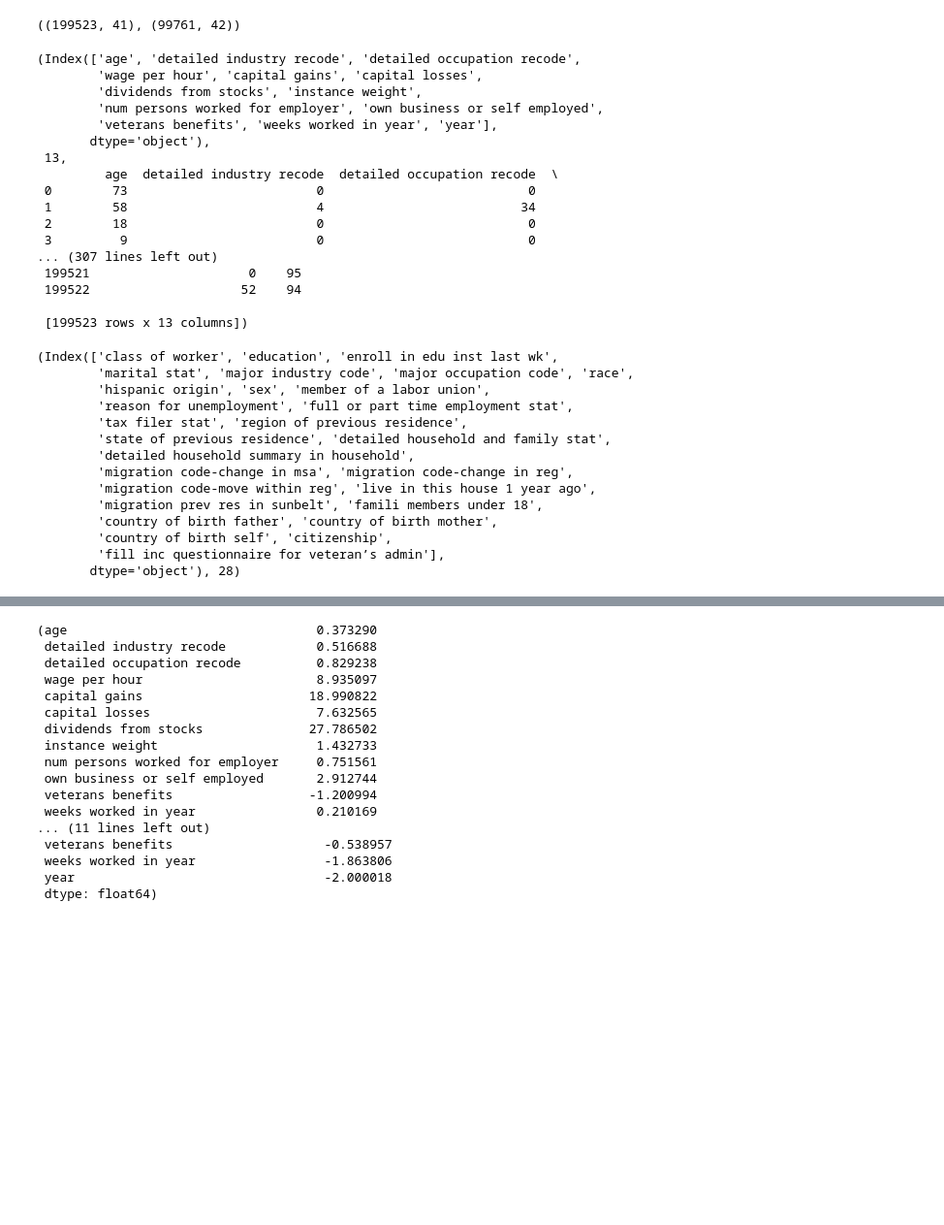
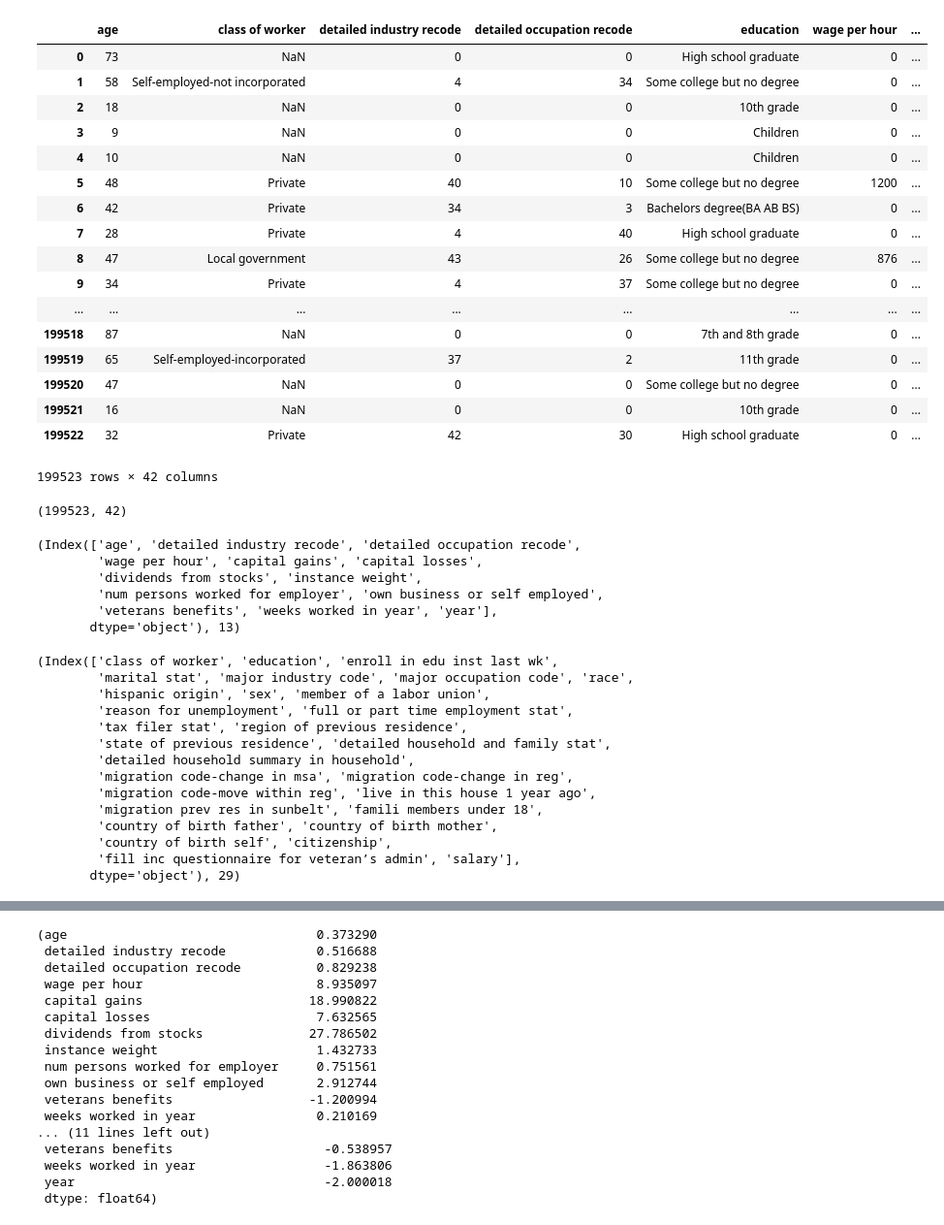
Before and after one commit to mMarzeta/data_exploration, a Jupyter notebook: ed.ipynb, the cells around one changed output, grey strips where cells are left out. Shown: that part at 97% size. Drawn from its saved outputs; the diff is of its cells as text; code cells hidden in the pictures; blank space fills up the shorter version.

```diff
--- a/ed.ipynb
+++ b/ed.ipynb
@@ -53,4 +10,0 @@ max        95.000000
-# %%
-train.shape, test.shape
-# %% [output]
-((199523, 41), (99761, 42))
@@ -57,26 +13,41 @@ train.shape, test.shape
+# %%
+# wyrzucam dane ktorych nie ma
+df = df.replace([' Not in universe', '?', ' Not in universe or children'], np.nan)
+# %% [output]
+|  | age | class of worker | detailed industry recode | detailed occupation recode | education | wage per hour | ... |
+| 0 | 73 | NaN | 0 | 0 | High school graduate | 0 | ... |
+| 1 | 58 | Self-employed-not incorporated | 4 | 34 | Some college but no degree | 0 | ... |
+| 2 | 18 | NaN | 0 | 0 | 10th grade | 0 | ... |
+| 3 | 9 | NaN | 0 | 0 | Children | 0 | ... |
+| 4 | 10 | NaN | 0 | 0 | Children | 0 | ... |
+| 5 | 48 | Private | 40 | 10 | Some college but no degree | 1200 | ... |
+| 6 | 42 | Private | 34 | 3 | Bachelors degree(BA AB BS) | 0 | ... |
+| 7 | 28 | Private | 4 | 40 | High school graduate | 0 | ... |
+| 8 | 47 | Local government | 43 | 26 | Some college but no degree | 876 | ... |
+| 9 | 34 | Private | 4 | 37 | Some college but no degree | 0 | ... |
+| ... | ... | ... | ... | ... | ... | ... | ... |
+| 199518 | 87 | NaN | 0 | 0 | 7th and 8th grade | 0 | ... |
+| 199519 | 65 | Self-employed-incorporated | 37 | 2 | 11th grade | 0 | ... |
+| 199520 | 47 | NaN | 0 | 0 | Some college but no degree | 0 | ... |
+| 199521 | 16 | NaN | 0 | 0 | 10th grade | 0 | ... |
+| 199522 | 32 | Private | 42 | 30 | High school graduate | 0 | ... |
+199523 rows × 42 columns
+# %%
+df.shape
+# %% [output]
+(199523, 42)
 # %%
-numeric_features = train.select_dtypes(include=[np.number])
-numeric_features.columns, len(numeric_features.columns), numeric_features
+numeric_features = df.select_dtypes(include=[np.number])
+numeric_features.columns, len(numeric_features.columns)
 # %% [output]
 (Index(['age', 'detailed industry recode', 'detailed occupation recode',
         'wage per hour', 'capital gains', 'capital losses',
         'dividends from stocks', 'instance weight',
         'num persons worked for employer', 'own business or self employed',
         'veterans benefits', 'weeks worked in year', 'year'],
-       dtype='object'),
- 13,
-         age  detailed industry recode  detailed occupation recode  \
- 0        73                         0                           0
- 1        58                         4                          34
- 2        18                         0                           0
- 3         9                         0                           0
-... (307 lines left out)
- 199521                     0    95
- 199522                    52    94
-
- [199523 rows x 13 columns])
+       dtype='object'), 13)
 # %%
-categorical_features = train.select_dtypes(include=[np.object])
+categorical_features = df.select_dtypes(include=[np.object])
 categorical_features.columns, len(categorical_features.columns)
 # %% [output]
 (Index(['class of worker', 'education', 'enroll in edu inst last wk',
@@ -91,5 +62,5 @@ categorical_features.columns, len(categorical_features.columns)
         'migration prev res in sunbelt', 'famili members under 18',
         'country of birth father', 'country of birth mother',
         'country of birth self', 'citizenship',
-        'fill inc questionnaire for veteran’s admin'],
-       dtype='object'), 28)
+        'fill inc questionnaire for veteran’s admin', 'salary'],
+       dtype='object'), 29)
```
Also changed, not shown: parts of 12 cells of this notebook.
